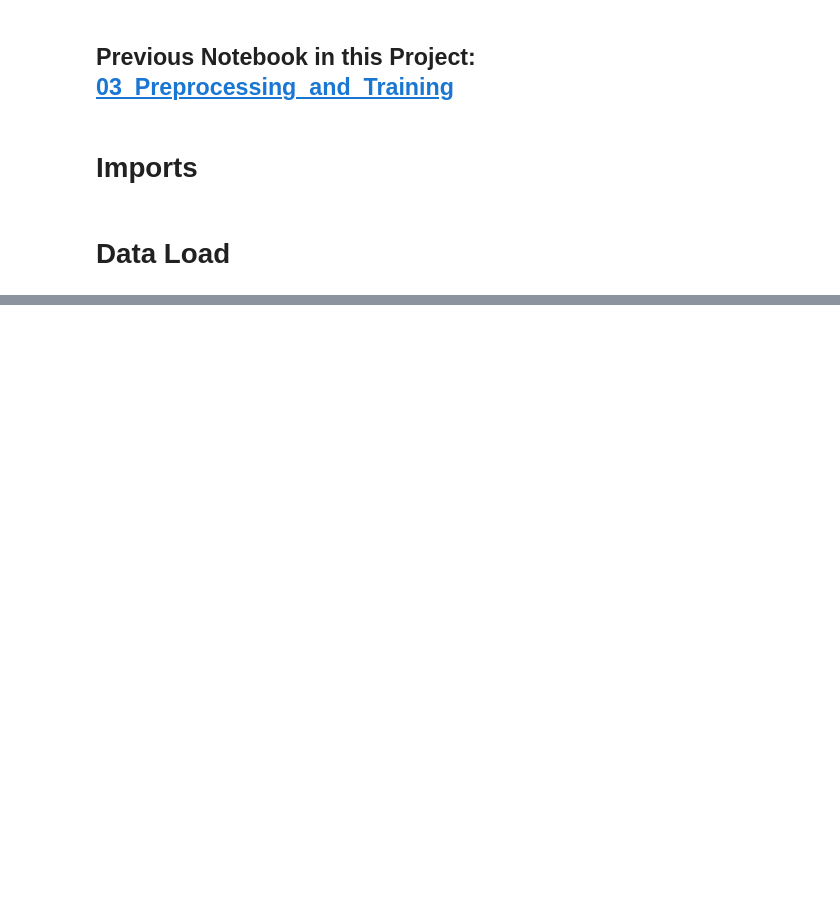
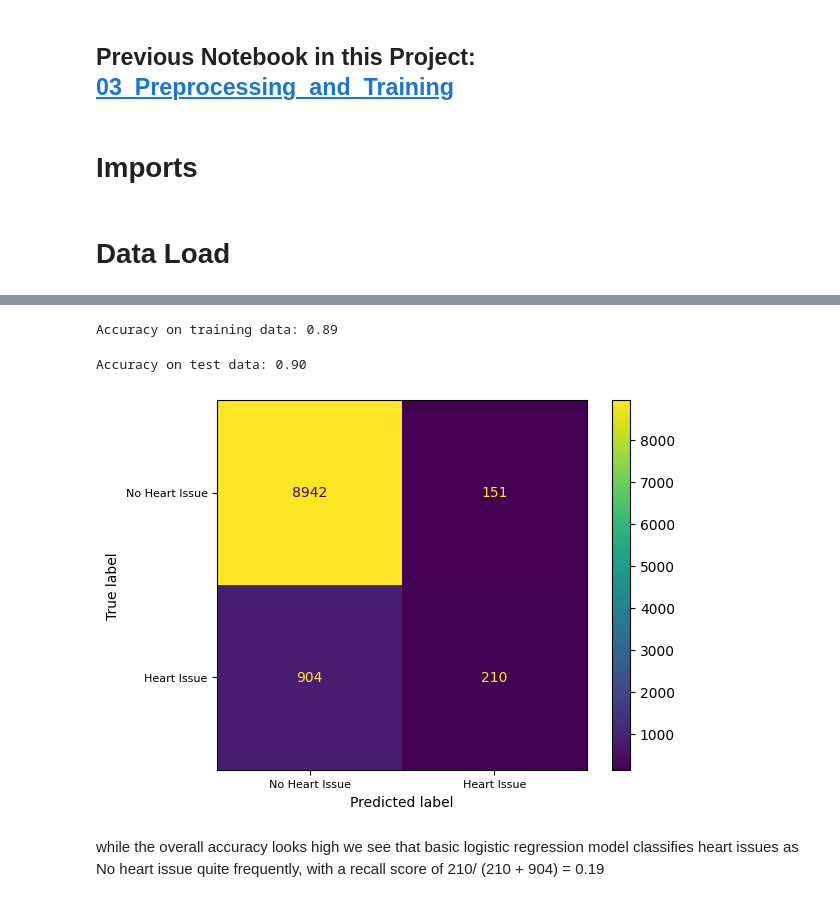
Before and after one commit to omi-singh17/Cardio-Disease-Prediction, a Jupyter notebook: 04 Modeling/04_Modeling.ipynb, the cells around one changed output, grey strips where cells are left out. Saved outputs shown, nothing was run; the diff lists cells and outputs as text; code cells hidden in the pictures; blank space fills up the shorter version.

Commit message:
Modeling
Completed modeling step

```diff
--- a/04 Modeling/04_Modeling.ipynb
+++ b/04 Modeling/04_Modeling.ipynb
@@ -38,2 +85,2 @@ Pipeline(steps=[('gender_grouped_mode_and_median_imputer', imputer()),
 # %%
-preprocessing_pipeline.fit_transform(X_train)
+X_train_scaled = preprocessing_pipeline.fit_transform(X_train)
@@ -53,0 +144,4 @@ preprocessing_pipeline.fit_transform(X_train)
+# %%
+logit_model = LogisticRegression(random_state=0)
+# %%
+logit_model.fit(X_train_scaled, y_train.values.ravel())
@@ -53,0 +163,25 @@ preprocessing_pipeline.fit_transform(X_train)
+# %%
+y_predict_test = logit_model.predict(X_test_scaled)
+# %%
+print(f'Accuracy on training data: {accuracy_score(logit_model.predict(X_train_scaled), y_train.values.ravel()):.2f}')
+# %% [output]
+Accuracy on training data: 0.89
+# %%
+print(f'Accuracy on test data: {accuracy_score(logit_model.predict(X_test_scaled), y_test.values.ravel()):.2f}')
+# %% [output]
+Accuracy on test data: 0.90
+# %%
+cm = confusion_matrix(y_test, y_predict_test, labels = logit_model.classes_)
+_, ax = plt.subplots()
+display_cm = ConfusionMatrixDisplay(confusion_matrix = cm,
+                                    display_labels = ['No Heart Issue', 'Heart Issue'])
+ax.set_xticks([0, 1])
+ax.set_yticks([0, 1])
+ax.set_xticklabels(labels = ['No Heart Issue', 'Heart Issue'], fontsize = 8)
+ax.set_yticklabels(labels = ['No Heart Issue', 'Heart Issue'], fontsize = 8)
+display_cm.plot(ax = ax)
+plt.show()
+# %% [output]
+[figure, added]
+# %% [markdown]
+while the overall accuracy looks high we see that basic logistic regression model classifies heart issues as No heart issue quite frequently, with a recall score of 210/ (210 + 904) = 0.19
```
Also changed, not shown: parts of 51 cells of this notebook, 4 other files.
